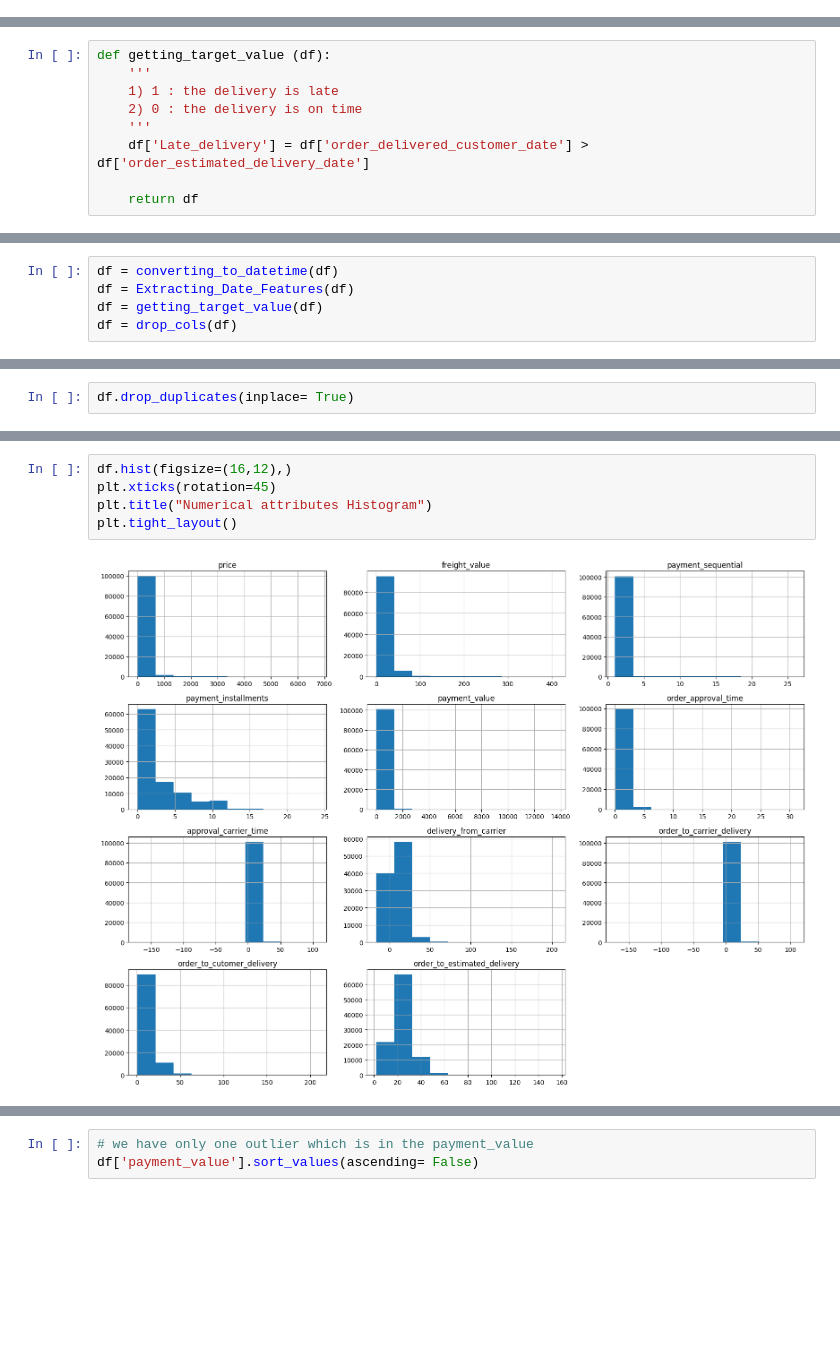
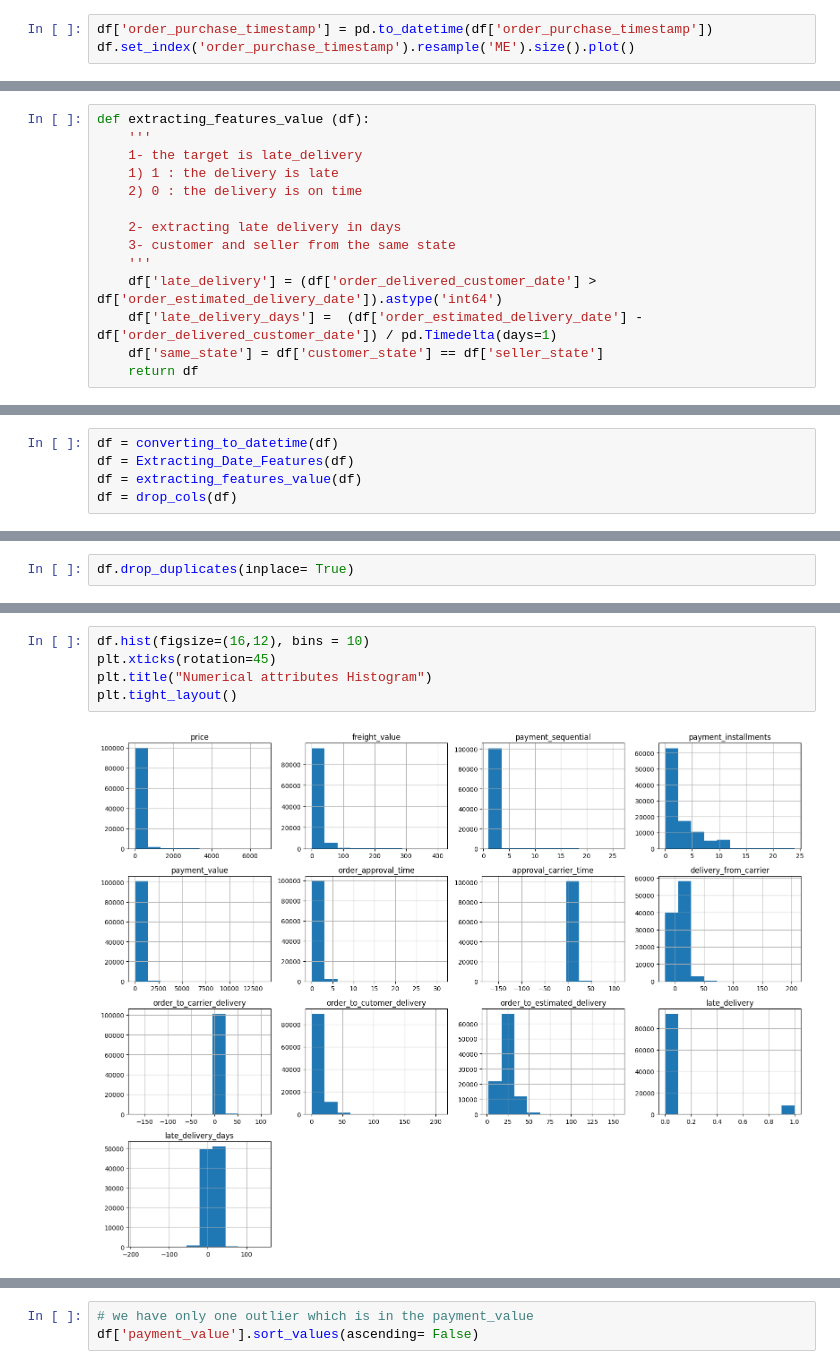
Before and after one commit to sherifalaa42/Brazilian_ecommerce, a Jupyter notebook: Data_wranggling.ipynb, the cells around one changed output, grey strips where cells are left out. Saved outputs shown, nothing was run; the diff lists cells and outputs as text; blank space fills up the shorter version.

```diff
--- a/Data_wranggling.ipynb
+++ b/Data_wranggling.ipynb
@@ -16,0 +53,3 @@ df.head()
+# %%
+df['order_purchase_timestamp'] = pd.to_datetime(df['order_purchase_timestamp'])
+df.set_index('order_purchase_timestamp').resample('ME').size().plot()
@@ -51,13 +93,18 @@ def Extracting_Date_Features (df):
     df['order_to_estimated_delivery'] = (df['order_estimated_delivery_date'] - df['order_purchase_timestamp']) / pd.Timedelta(days=1)
     return df
 # %%
-def getting_target_value (df):
+def extracting_features_value (df):
     '''
+    1- the target is late_delivery
     1) 1 : the delivery is late
     2) 0 : the delivery is on time
+
+    2- extracting late delivery in days
+    3- customer and seller from the same state
     '''
-    df['Late_delivery'] = df['order_delivered_customer_date'] > df['order_estimated_delivery_date']
-
+    df['late_delivery'] = (df['order_delivered_customer_date'] > df['order_estimated_delivery_date']).astype('int64')
+    df['late_delivery_days'] =  (df['order_estimated_delivery_date'] - df['order_delivered_customer_date']) / pd.Timedelta(days=1)
+    df['same_state'] = df['customer_state'] == df['seller_state']
     return df
 # %%
 def drop_cols(df):
@@ -89,7 +136,7 @@ def drop_cols(df):
 # %%
 df = converting_to_datetime(df)
 df = Extracting_Date_Features(df)
-df = getting_target_value(df)
+df = extracting_features_value(df)
 df = drop_cols(df)
 # %%
 df.head()
@@ -212,11 +255,11 @@ True      7935
 Name: count, dtype: int64
 # %%
-df.hist(figsize=(16,12),)
+df.hist(figsize=(16,12), bins = 10)
 plt.xticks(rotation=45)
 plt.title("Numerical attributes Histogram")
 plt.tight_layout()
 # %% [output]
-[figure, old version]
+[figure, new version]
 # %%
 sns.boxenplot(df)
 plt.xticks(rotation= 45)
```
Also changed, not shown: parts of 30 cells of this notebook, 1 other file.
